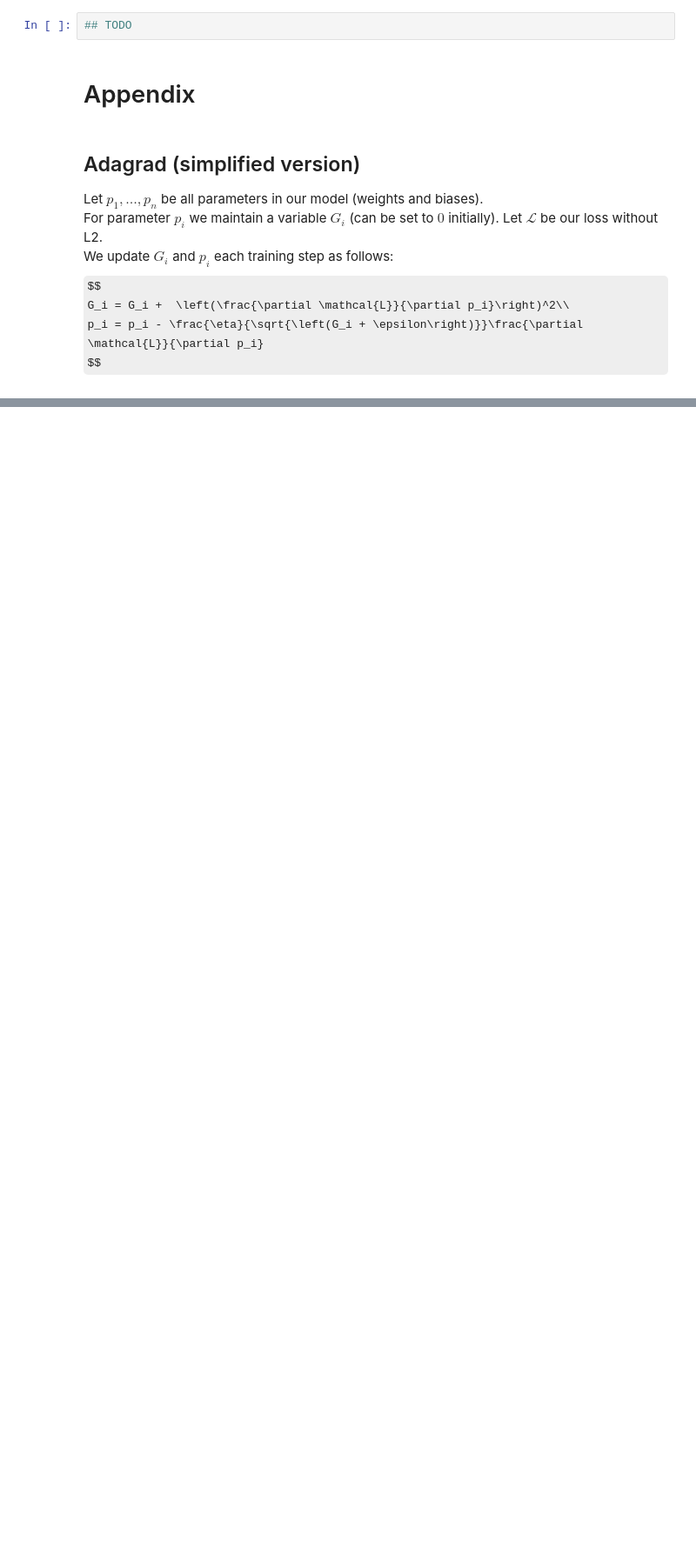
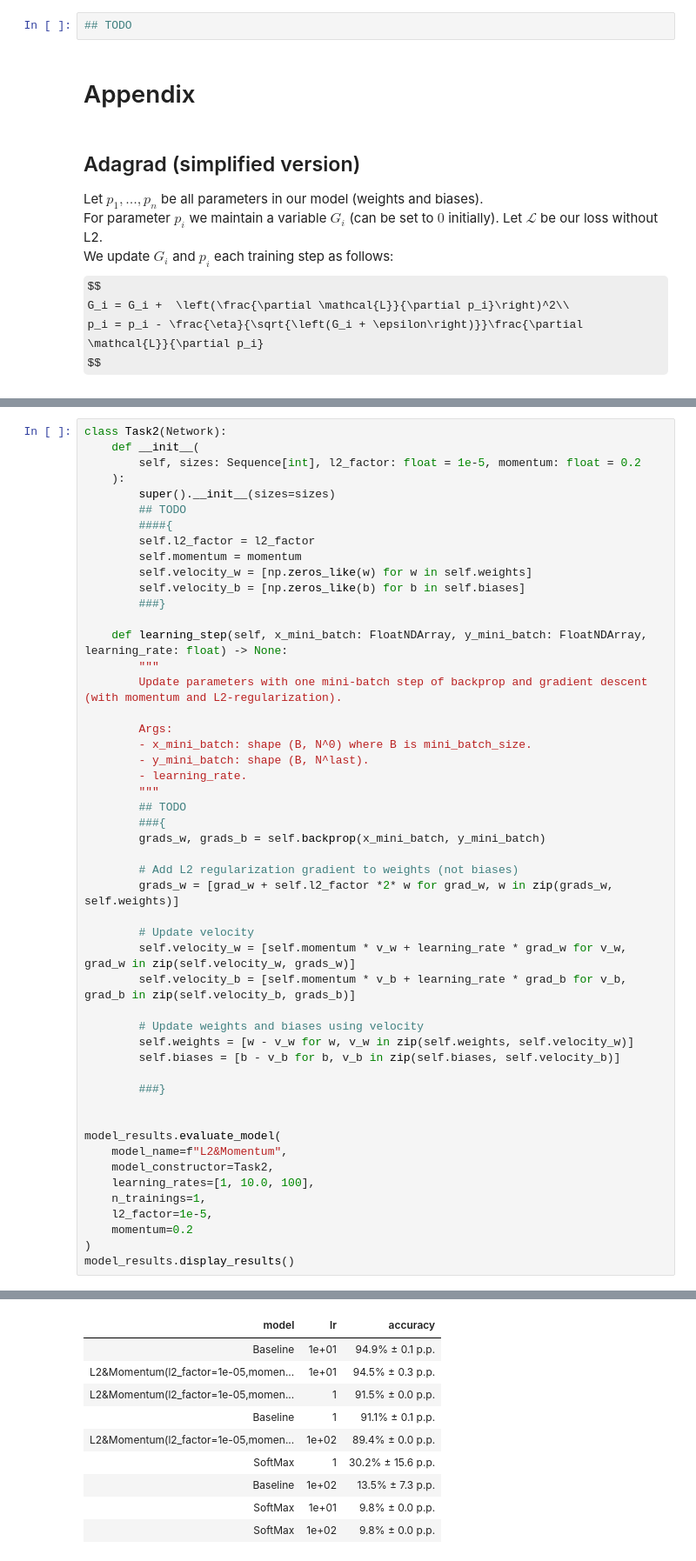
Before and after one commit to MichalSlowakiewicz/Deep-Neural-Network, a Jupyter notebook: dnn_lab_3_mnist_again_student.ipynb, the cells around one changed output, grey strips where cells are left out. Shown at 87% size. Cells and saved outputs as stored; diff of their text form; some formulas as TeX source; blank space fills up the shorter version.

```diff
--- a/dnn_lab_3_mnist_again_student.ipynb
+++ b/dnn_lab_3_mnist_again_student.ipynb
@@ -496,0 +835,51 @@ $$
+# %%
+class Task2(Network):
+    def __init__(
+        self, sizes: Sequence[int], l2_factor: float = 1e-5, momentum: float = 0.2
+    ):
+        super().__init__(sizes=sizes)
+        ## TODO
+        ####{
+        self.l2_factor = l2_factor
+        self.momentum = momentum
+        self.velocity_w = [np.zeros_like(w) for w in self.weights]
+        self.velocity_b = [np.zeros_like(b) for b in self.biases]
+        ###}
+
+    def learning_step(self, x_mini_batch: FloatNDArray, y_mini_batch: FloatNDArray, learning_rate: float) -> None:
+        """
+        Update parameters with one mini-batch step of backprop and gradient descent (with momentum and L2-regularization).
+
+        Args:
+        - x_mini_batch: shape (B, N^0) where B is mini_batch_size.
+        - y_mini_batch: shape (B, N^last).
+        - learning_rate.
+        """
+        ## TODO
+        ###{
+        grads_w, grads_b = self.backprop(x_mini_batch, y_mini_batch)
+
+        # Add L2 regularization gradient to weights (not biases)
+        grads_w = [grad_w + self.l2_factor *2* w for grad_w, w in zip(grads_w, self.weights)]
+
+        # Update velocity
+        self.velocity_w = [self.momentum * v_w + learning_rate * grad_w for v_w, grad_w in zip(self.velocity_w, grads_w)]
+        self.velocity_b = [self.momentum * v_b + learning_rate * grad_b for v_b, grad_b in zip(self.velocity_b, grads_b)]
+
+        # Update weights and biases using velocity
+        self.weights = [w - v_w for w, v_w in zip(self.weights, self.velocity_w)]
+        self.biases = [b - v_b for b, v_b in zip(self.biases, self.velocity_b)]
+
+        ###}
+
+
+model_results.evaluate_model(
+    model_name=f"L2&Momentum",
+    model_constructor=Task2,
+    learning_rates=[1, 10.0, 100],
+    n_trainings=1,
+    l2_factor=1e-5,
+    momentum=0.2
+)
+model_results.display_results()
+# %% [output]
@@ -496,0 +889,10 @@ $$
+| model | lr | accuracy |
+| Baseline | 1e+01 | 94.9% ± 0.1 p.p. |
+| L2&Momentum(l2_factor=1e-05,momen... | 1e+01 | 94.5% ± 0.3 p.p. |
+| L2&Momentum(l2_factor=1e-05,momen... | 1 | 91.5% ± 0.0 p.p. |
+| Baseline | 1 | 91.1% ± 0.1 p.p. |
+| L2&Momentum(l2_factor=1e-05,momen... | 1e+02 | 89.4% ± 0.0 p.p. |
+| SoftMax | 1 | 30.2% ± 15.6 p.p. |
+| Baseline | 1e+02 | 13.5% ± 7.3 p.p. |
+| SoftMax | 1e+01 | 9.8% ± 0.0 p.p. |
+| SoftMax | 1e+02 | 9.8% ± 0.0 p.p. |
```
Also changed, not shown: parts of 24 cells of this notebook.
